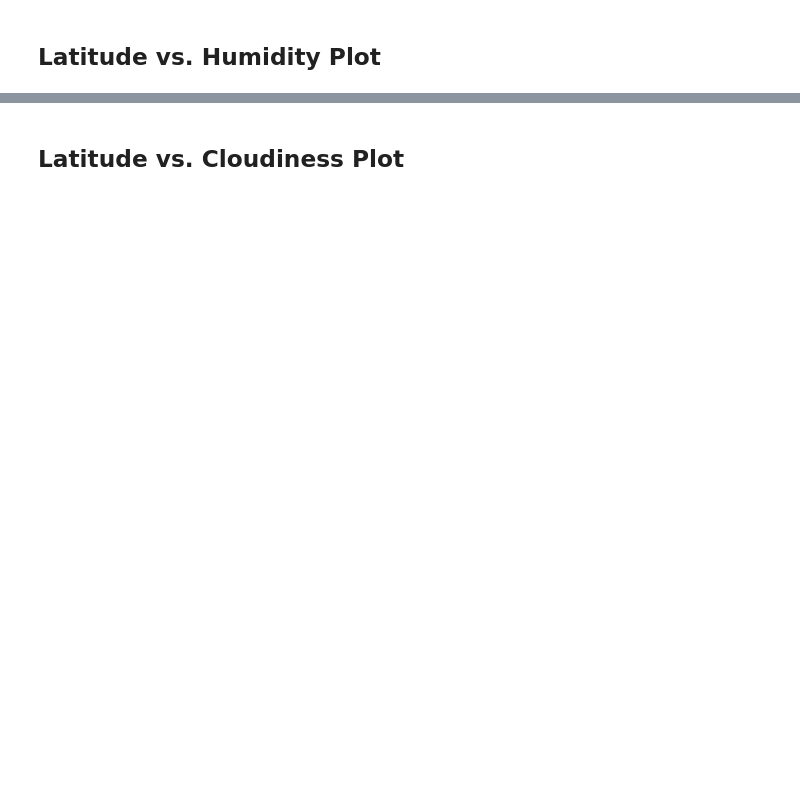
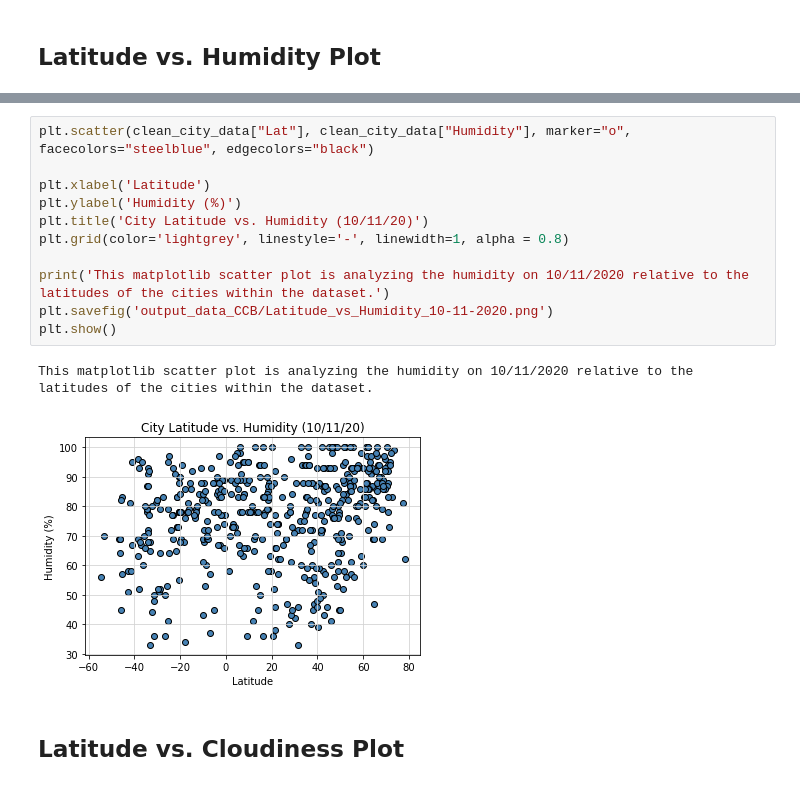
Before and after one commit to cbragg3136/python-api-challenge, a Jupyter notebook: WeatherPy/WeatherPy_CCB.ipynb, the cells around one changed output, grey strips where cells are left out. Drawn from its saved outputs; the diff is of its cells as text; blank space fills up the shorter version.

```diff
--- a/WeatherPy/WeatherPy_CCB.ipynb
+++ b/WeatherPy/WeatherPy_CCB.ipynb
@@ -215,2 +253,16 @@ Int64Index([], dtype='int64')
+# %%
+plt.scatter(clean_city_data["Lat"], clean_city_data["Humidity"], marker="o", facecolors="steelblue", edgecolors="black")
+
+plt.xlabel('Latitude')
+plt.ylabel('Humidity (%)')
+plt.title('City Latitude vs. Humidity (10/11/20)')
+plt.grid(color='lightgrey', linestyle='-', linewidth=1, alpha = 0.8)
+
+print('This matplotlib scatter plot is analyzing the humidity on 10/11/2020 relative to the latitudes of the cities within the dataset.')
+plt.savefig('output_data_CCB/Latitude_vs_Humidity_10-11-2020.png')
+plt.show()
+# %% [output]
+This matplotlib scatter plot is analyzing the humidity on 10/11/2020 relative to the latitudes of the cities within the dataset.
+[figure, added]
 # %% [markdown]
 ## Latitude vs. Cloudiness Plot
```
Also changed, not shown: parts of 35 cells of this notebook, 1 other file.
